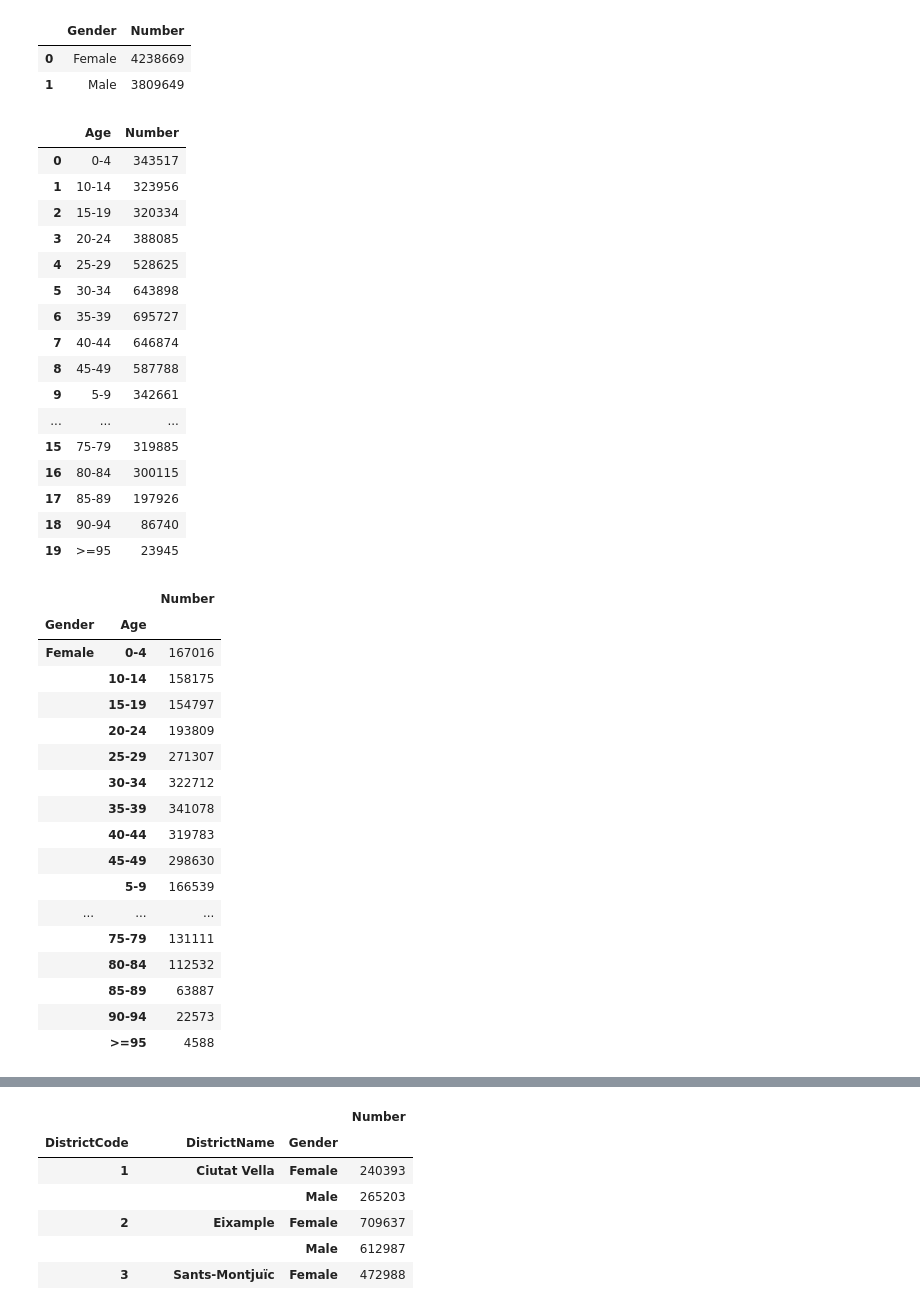
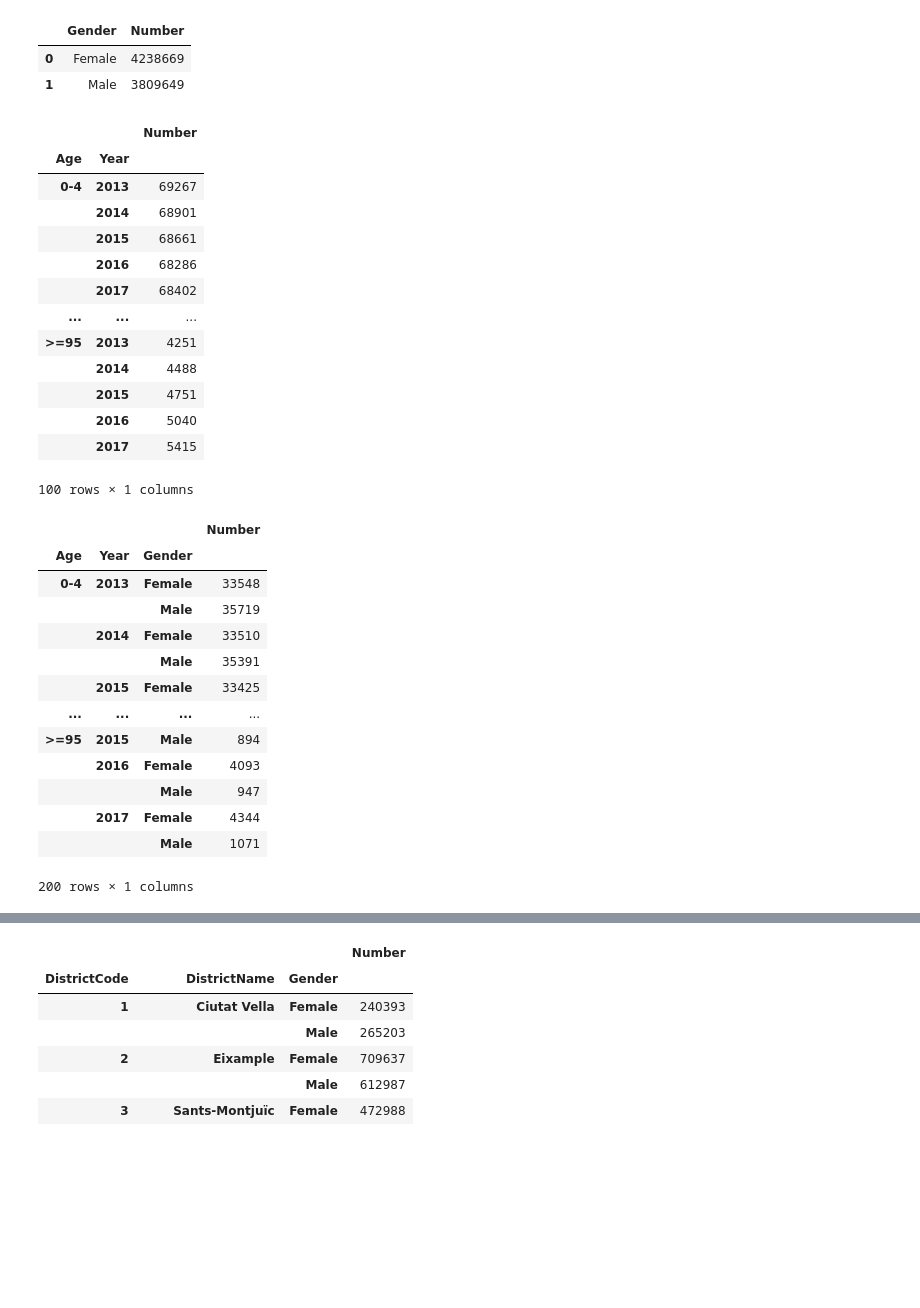
Before and after one commit to AlfaisalGassim/Barcelona_EDA, a Jupyter notebook: exploration.ipynb, the cells around one changed output, grey strips where cells are left out. Saved outputs shown, nothing was run; the diff lists cells and outputs as text; code cells hidden in the pictures; blank space fills up the shorter version.

```diff
--- a/exploration.ipynb
+++ b/exploration.ipynb
@@ -137,44 +177,37 @@ popul_data.Number.sum()
 | 0 | Female | 4238669 |
 | 1 | Male | 3809649 |
 # %%
-(popul_data.groupby("Age")["Number"].sum()).to_frame().reset_index()
+(popul_data.groupby(["Age","Year"])["Number"].sum()).to_frame()
 # %% [output]
-|  | Age | Number |
-| 0 | 0-4 | 343517 |
-| 1 | 10-14 | 323956 |
-| 2 | 15-19 | 320334 |
-| 3 | 20-24 | 388085 |
-| 4 | 25-29 | 528625 |
-| 5 | 30-34 | 643898 |
-| 6 | 35-39 | 695727 |
-| 7 | 40-44 | 646874 |
-| 8 | 45-49 | 587788 |
-| 9 | 5-9 | 342661 |
+|  |  | Number |
+| Age | Year |  |
+| 0-4 | 2013 | 69267 |
+|  | 2014 | 68901 |
+|  | 2015 | 68661 |
+|  | 2016 | 68286 |
+|  | 2017 | 68402 |
 | ... | ... | ... |
-| 15 | 75-79 | 319885 |
-| 16 | 80-84 | 300115 |
-| 17 | 85-89 | 197926 |
-| 18 | 90-94 | 86740 |
-| 19 | >=95 | 23945 |
+| >=95 | 2013 | 4251 |
+|  | 2014 | 4488 |
+|  | 2015 | 4751 |
+|  | 2016 | 5040 |
+|  | 2017 | 5415 |
+100 rows × 1 columns
 # %%
-(popul_data.groupby(["Gender","Age"])["Number"].sum()).to_frame()
+(popul_data.groupby(["Age","Year","Gender"])["Number"].sum()).to_frame()
 # %% [output]
-|  |  | Number |
-| Gender | Age |  |
-| Female | 0-4 | 167016 |
-|  | 10-14 | 158175 |
-|  | 15-19 | 154797 |
-|  | 20-24 | 193809 |
-|  | 25-29 | 271307 |
-|  | 30-34 | 322712 |
-|  | 35-39 | 341078 |
-|  | 40-44 | 319783 |
-|  | 45-49 | 298630 |
-|  | 5-9 | 166539 |
-| ... | ... | ... |
-|  | 75-79 | 131111 |
-|  | 80-84 | 112532 |
-|  | 85-89 | 63887 |
-|  | 90-94 | 22573 |
-|  | >=95 | 4588 |
+|  |  |  | Number |
+| Age | Year | Gender |  |
+| 0-4 | 2013 | Female | 33548 |
+|  |  | Male | 35719 |
+|  | 2014 | Female | 33510 |
+|  |  | Male | 35391 |
+|  | 2015 | Female | 33425 |
+| ... | ... | ... | ... |
+| >=95 | 2015 | Male | 894 |
+|  | 2016 | Female | 4093 |
+|  |  | Male | 947 |
+|  | 2017 | Female | 4344 |
+|  |  | Male | 1071 |
+200 rows × 1 columns
 # %%
```
Also changed, not shown: parts of 12 cells of this notebook.
